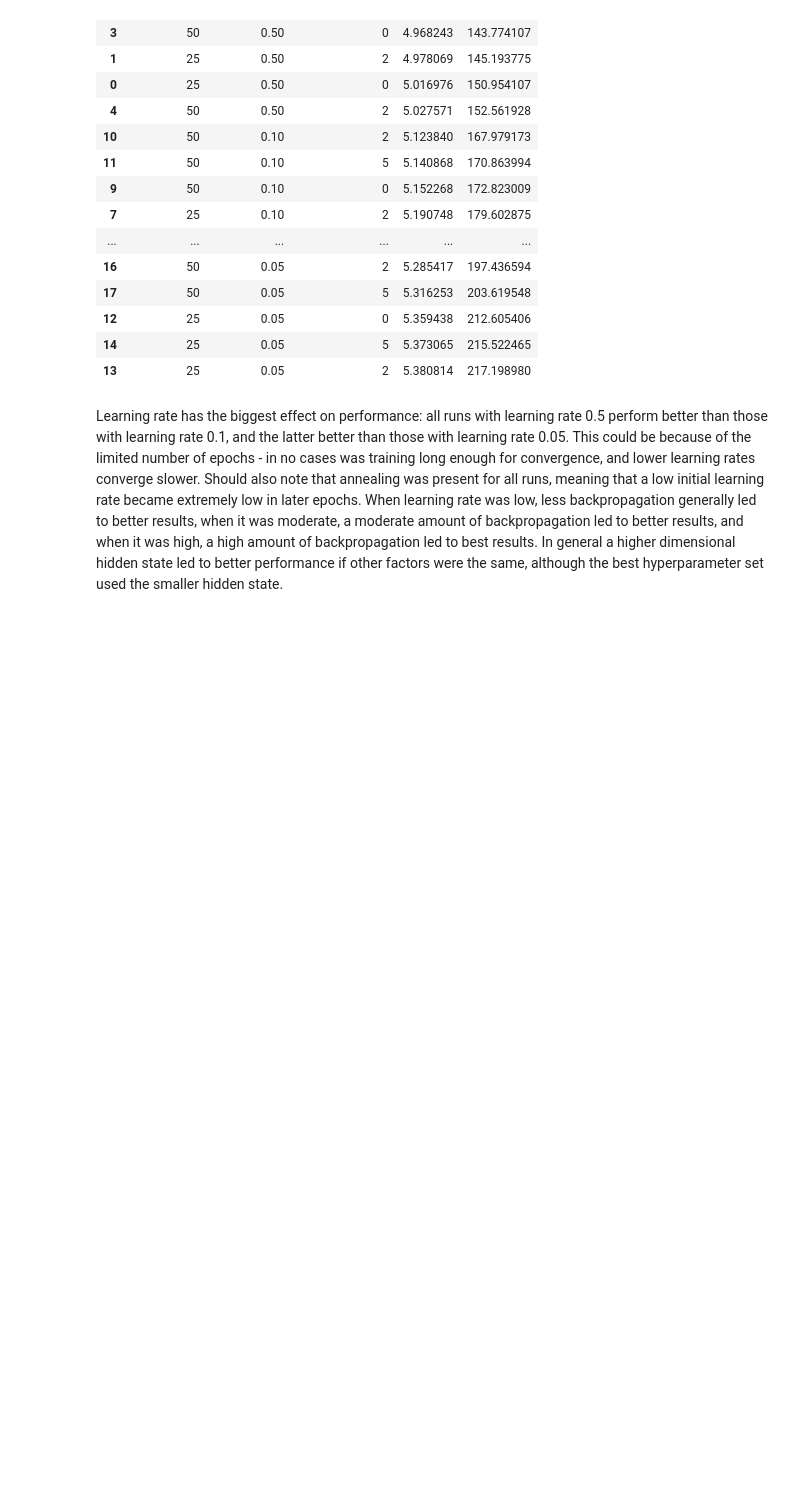
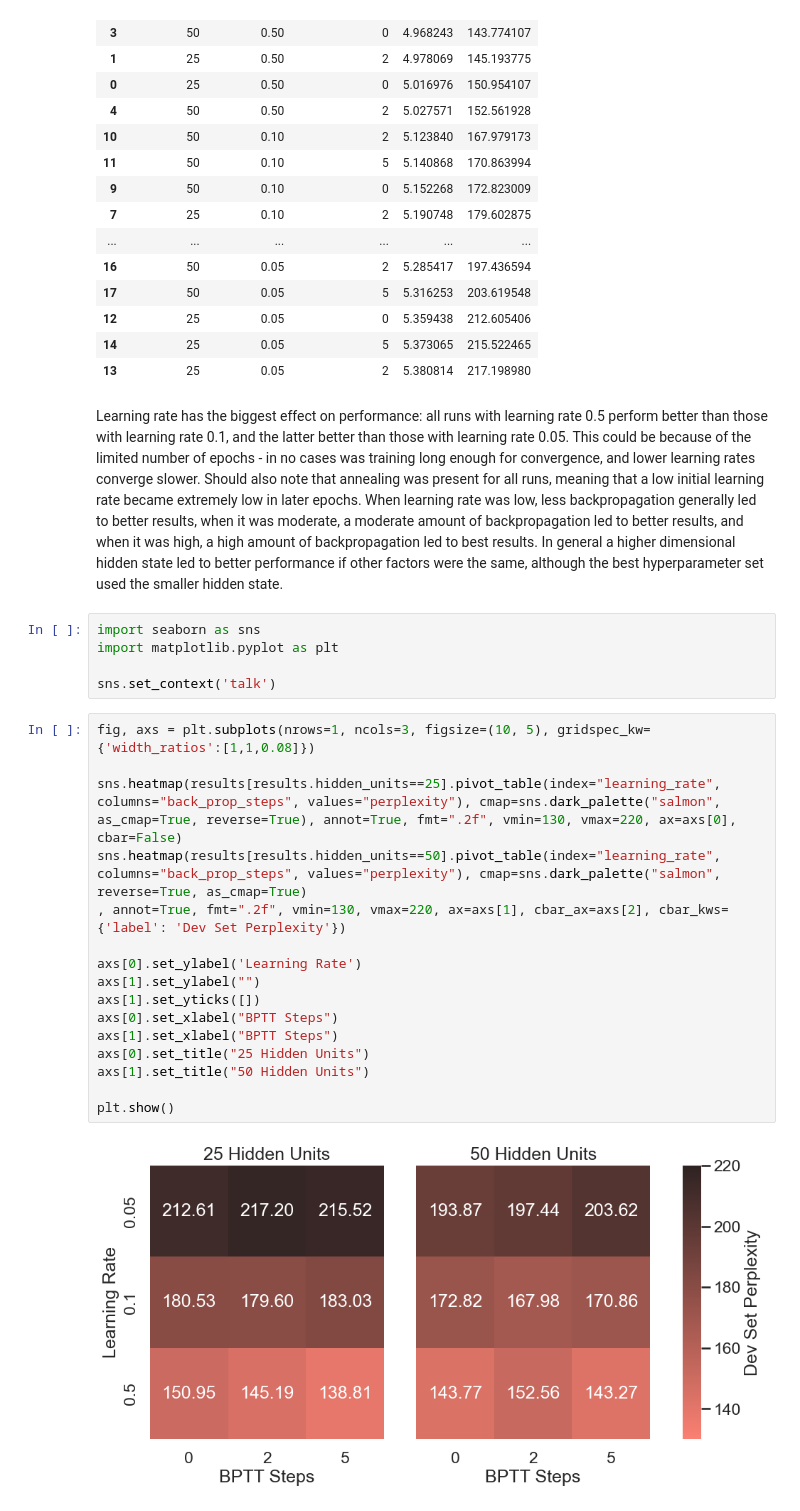
Before and after one commit to oksanatkach/nlu-rnn, a Jupyter notebook: notebooks/q2-results.ipynb, the cells around one changed output. Cells and saved outputs as stored; diff of their text form; blank space fills up the shorter version.

Commit message:
Add visualisations for Q2 and Q3

```diff
--- a/notebooks/q2-results.ipynb
+++ b/notebooks/q2-results.ipynb
@@ -47,3 +47,26 @@ results.sort_values(by='perplexity')
 | 13 | 25 | 0.05 | 2 | 5.380814 | 217.198980 |
 # %% [markdown]
 Learning rate has the biggest effect on performance: all runs with learning rate 0.5 perform better than those with learning rate 0.1, and the latter better than those with learning rate 0.05. This could be because of the limited number of epochs - in no cases was training long enough for convergence, and lower learning rates converge slower. Should also note that annealing was present for all runs, meaning that a low initial learning rate became extremely low in later epochs. When learning rate was low, less backpropagation generally led to better results, when it was moderate, a moderate amount of backpropagation led to better results, and when it was high, a high amount of backpropagation led to best results. In general a higher dimensional hidden state led to better performance if other factors were the same, although the best hyperparameter set used the smaller hidden state.
+# %%
+import seaborn as sns
+import matplotlib.pyplot as plt
+
+sns.set_context('talk')
+# %%
+fig, axs = plt.subplots(nrows=1, ncols=3, figsize=(10, 5), gridspec_kw={'width_ratios':[1,1,0.08]})
+
+sns.heatmap(results[results.hidden_units==25].pivot_table(index="learning_rate", columns="back_prop_steps", values="perplexity"), cmap=sns.dark_palette("salmon", as_cmap=True, reverse=True), annot=True, fmt=".2f", vmin=130, vmax=220, ax=axs[0], cbar=False)
+sns.heatmap(results[results.hidden_units==50].pivot_table(index="learning_rate", columns="back_prop_steps", values="perplexity"), cmap=sns.dark_palette("salmon", reverse=True, as_cmap=True)
+, annot=True, fmt=".2f", vmin=130, vmax=220, ax=axs[1], cbar_ax=axs[2], cbar_kws={'label': 'Dev Set Perplexity'})
+
+axs[0].set_ylabel('Learning Rate')
+axs[1].set_ylabel("")
+axs[1].set_yticks([])
+axs[0].set_xlabel("BPTT Steps")
+axs[1].set_xlabel("BPTT Steps")
+axs[0].set_title("25 Hidden Units")
+axs[1].set_title("50 Hidden Units")
+
+plt.show()
+# %% [output]
+[figure, added]
```
Also changed, not shown: 1 other file.
